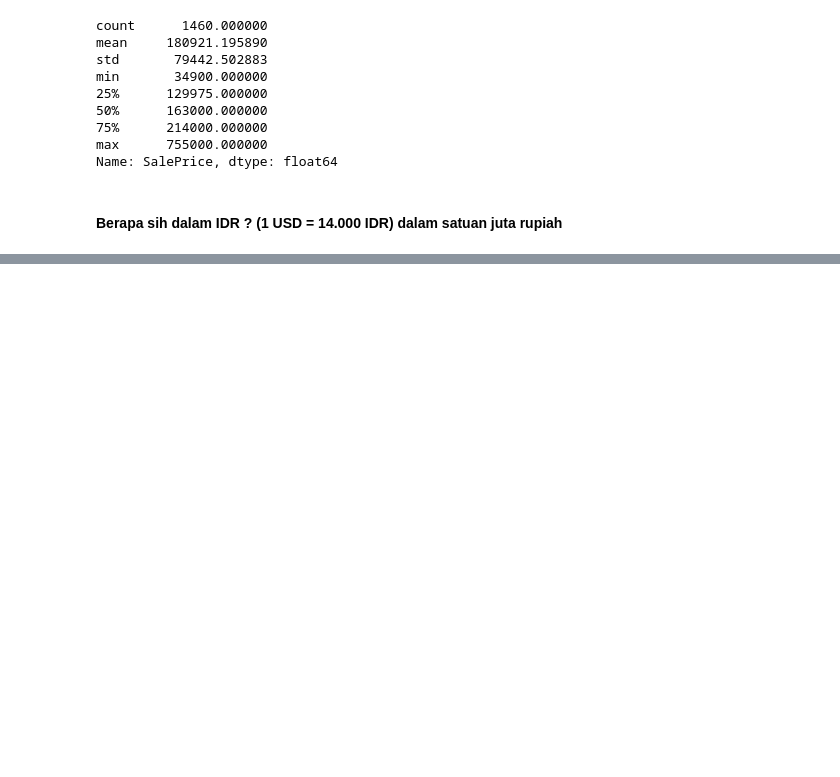
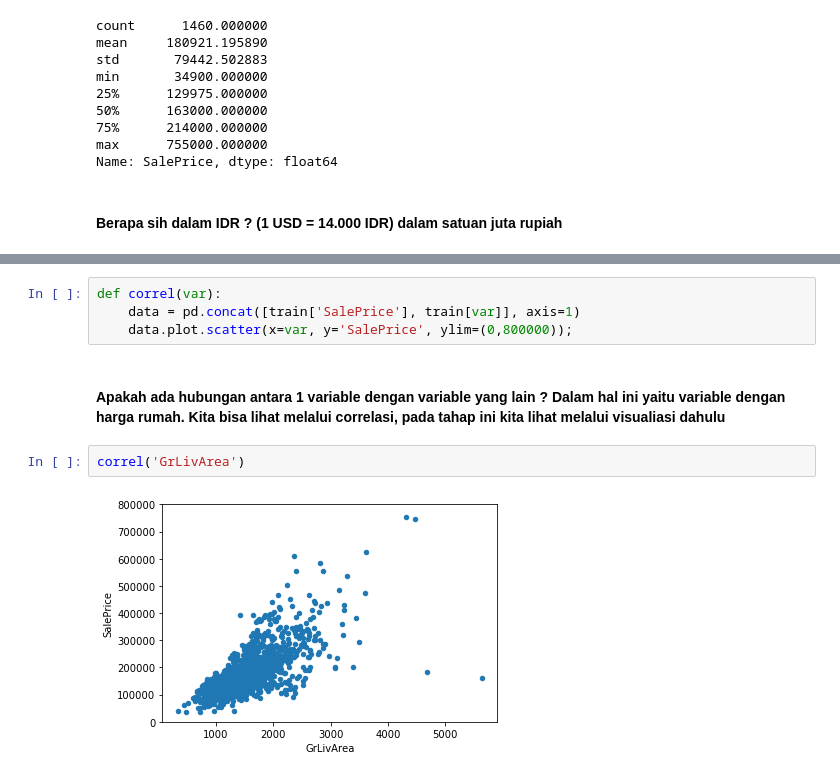
Before and after one commit to linggom/lombok_meetup, a Jupyter notebook: data_exploration.ipynb, the cells around one changed output, grey strips where cells are left out. Saved outputs shown, nothing was run; the diff lists cells and outputs as text; blank space fills up the shorter version.

```diff
--- a/data_exploration.ipynb
+++ b/data_exploration.ipynb
@@ -59,0 +76,10 @@ Name: SalePrice, dtype: float64
+# %%
+def correl(var):
+    data = pd.concat([train['SalePrice'], train[var]], axis=1)
+    data.plot.scatter(x=var, y='SalePrice', ylim=(0,800000));
+# %% [markdown]
+#### Apakah ada hubungan antara 1 variable dengan variable yang lain ? Dalam hal ini yaitu variable dengan harga rumah. Kita bisa lihat melalui correlasi, pada tahap ini kita lihat melalui visualiasi dahulu
+# %%
+correl('GrLivArea')
+# %% [output]
+[figure, added]
```
Also changed, not shown: parts of 23 cells of this notebook, 1 other file.
